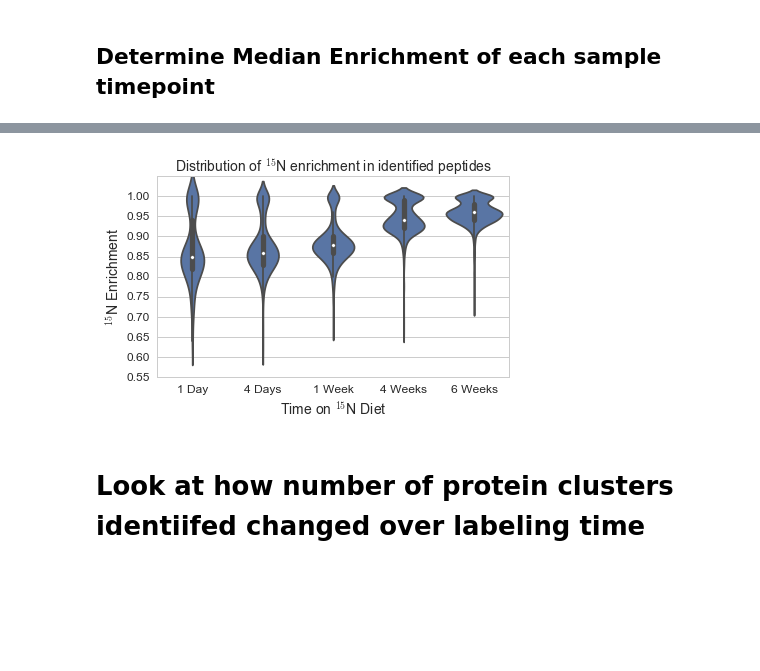
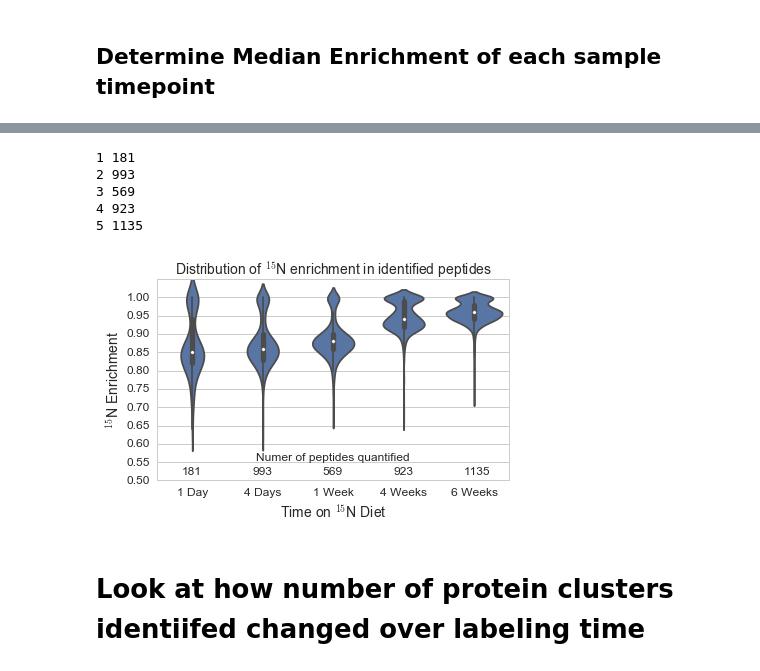
Before and after one commit to mmayers12/n15_mice, a Jupyter notebook: ipynbs/04-enrichement-calculation.ipynb, the cells around one changed output, grey strips where cells are left out. Cells and saved outputs as stored; diff of their text form; code cells hidden in the pictures; blank space fills up the shorter version.

```diff
--- a/ipynbs/04-enrichement-calculation.ipynb
+++ b/ipynbs/04-enrichement-calculation.ipynb
@@ -82,17 +88,29 @@ Sample: 6 Weeks  Enrichment: 0.96
+# %%
+for i, x in enumerate(enrichment.query('samp != "Pooled Samples"').groupby('samp').count()['index']):
+    print (i+1, x)
+# %% [output]
+1 181
+2 993
+3 569
+4 923
+5 1135
 # %%
 sns.set_style('whitegrid')
 fig, ax = plt.subplots(1,1)
 fig.set_size_inches(6, 4)
 sns.violinplot(data = enrichment.query('samp != "Pooled Samples"'), x = 'samp', y = 'enrichment', palette=[sns.color_palette()[0]]*6)
 plt.yticks(np.arange(.5, 1.05, .05), size=12)
 plt.xticks(size = 12)
-plt.ylim([.55, 1.05])
+plt.ylim([.50, 1.05])
 plt.title('Distribution of ${}^{15}$N enrichment in identified peptides', size = 14)
 plt.xlabel('Time on ${}^{15}$N Diet', size = 14)
-plt.ylabel('${}^{15}$N Enrichment', size = 14);
+plt.ylabel('${}^{15}$N Enrichment', size = 14)
+for i, num_pep in enumerate(enrichment.query('samp != "Pooled Samples"').groupby('samp').count()['index']):
+    plt.text(i-.15, .515, num_pep)
+plt.text(.9, .555, 'Numer of peptides quantified')
 plt.savefig('Enrichment_violin.svg')
 # %% [output]
-[figure, old version]
+[figure, new version]
 # %% [markdown]
 # Look at how number of protein clusters identiifed changed over labeling time
 # %%
```
Also changed, not shown: parts of 10 cells of this notebook, 7 other files.
